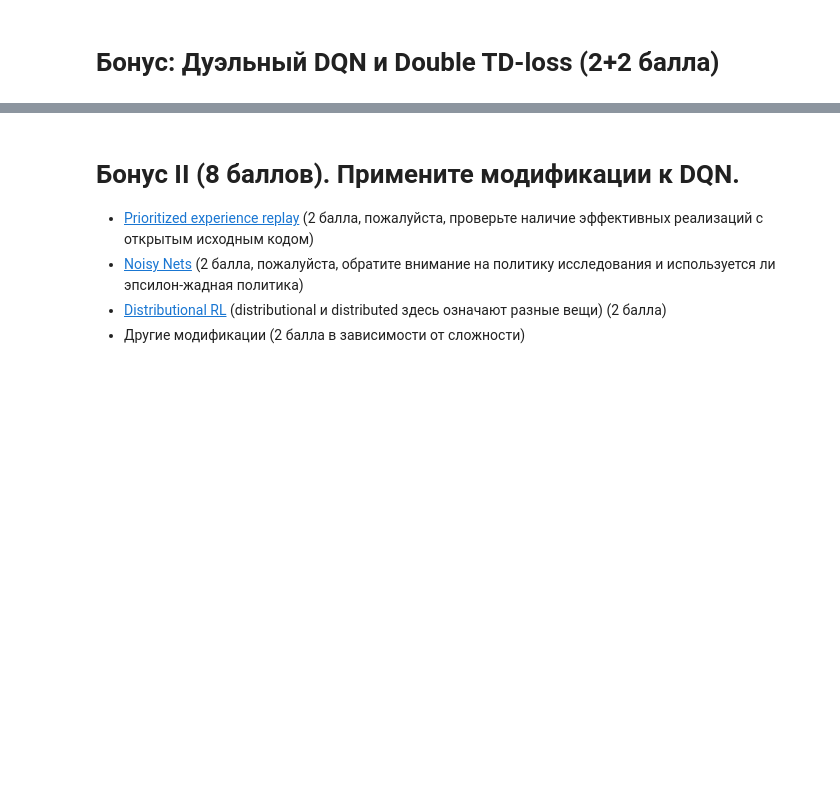
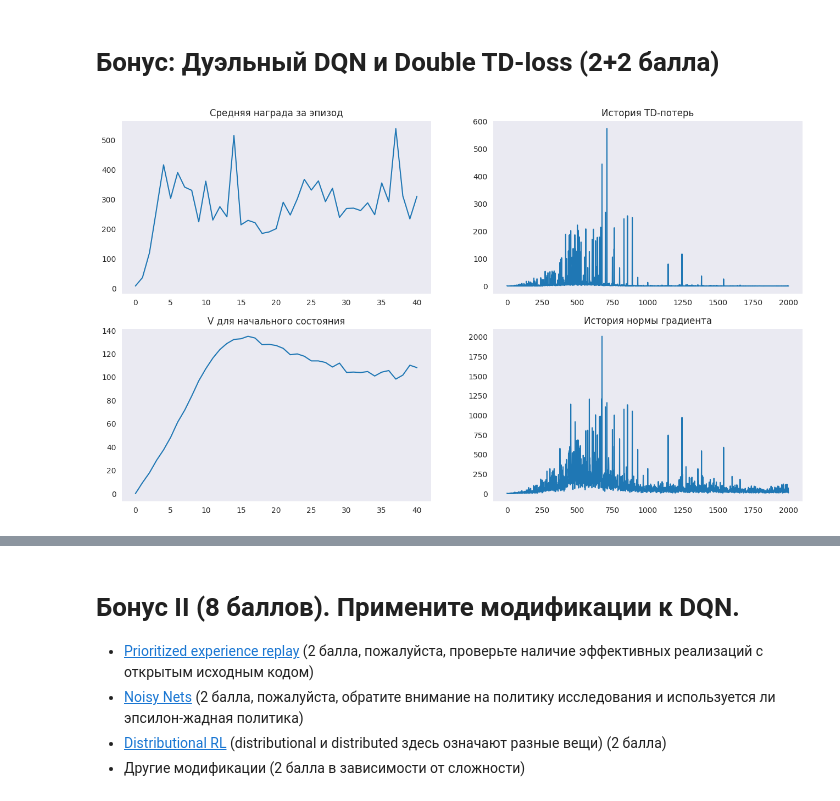
Before and after one commit to DimAce74/miphi, a Jupyter notebook: sem-3/rl/HW2_DQN_cartpole_base_[students].ipynb, the cells around one changed output, grey strips where cells are left out. Drawn from its saved outputs; the diff is of its cells as text; code cells hidden in the pictures; blank space fills up the shorter version.

```diff
--- a/sem-3/rl/HW2_DQN_cartpole_base_[students].ipynb
+++ b/sem-3/rl/HW2_DQN_cartpole_base_[students].ipynb
@@ -676,7 +733,10 @@ class DuelingDQN(nn.Module):
         ### ВАШ КОД
         # feature_extractor: линейный -> ReLU -> линейный -> ReLU
         self.feature_extractor = nn.Sequential(
-            ...
+            nn.Linear(state_dim, 256),
+            nn.ReLU(),
+            nn.Linear(256, 192),
+            nn.ReLU()
         )
         ###ВАШ КОД ЗАКОНЧИЛСЯ
         self.dueling_head = DuelingDQNHead(192, n_actions)
@@ -695,7 +755,7 @@ class DuelingDQNAgent(nn.Module):
         assert len(state_shape) == 1
         ### ВАШ КОД
         # Используйте DuelingDQN как q_network
-        self.q_network =...
+        self.q_network = DuelingDQN(state_shape, n_actions)
         ###ВАШ КОД ЗАКОНЧИЛСЯ
 
     def forward(self, state_t):
@@ -733,8 +793,14 @@ class DuelingDQNAgent(nn.Module):
         batch_size, n_actions = qvalues.shape
 
         ### ВАШ КОД
-        ...
-        return ...
+        random_numbers = np.random.rand(batch_size)
+        should_explore = random_numbers < epsilon  # булев массив
+
+        random_actions = np.random.randint(0, n_actions, size=batch_size)
+        best_actions = qvalues.argmax(axis=-1)
+
+        actions = np.where(should_explore, random_actions, best_actions)
+        return actions
         ###ВАШ КОД ЗАКОНЧИЛСЯ
 # %%
 def compute_td_loss_double(
@@ -759,9 +825,9 @@ def compute_td_loss_double(
 ###ВАШ КОД ЗАКОНЧИЛСЯ
 
 ### ВАШ КОД (UPD)
-    predicted_next_qvalues_agent = ... #позволяет градиентам распространяться через ошибку выбора действия
     with torch.no_grad():
-        predicted_next_qvalues_target = ...  #предотвращаеv градиенты от распространения через target_network
+        predicted_next_qvalues_agent = agent(next_states) #позволяет градиентам распространяться через ошибку выбора действия
+        predicted_next_qvalues_target = target_network(next_states)  #предотвращаем градиенты от распространения через target_network
 ###ВАШ КОД ЗАКОНЧИЛСЯ
 
     # выбираем q-значения для выбранных действий
@@ -771,7 +837,10 @@ def compute_td_loss_double(
 
     # вычисляем V*(next_states) используя предсказанные q-значения следующих состояний
 ### ВАШ КОД
-    next_state_values = ...
+    next_state_values = predicted_next_qvalues_target[
+        range(len(actions)),
+        predicted_next_qvalues_agent.argmax(dim=1)
+    ]  # Double DQN: используем argmax от агента, но значения от target
 ###ВАШ КОД ЗАКОНЧИЛСЯ
 
     if check_shapes:
@@ -784,11 +853,12 @@ def compute_td_loss_double(
     # вычисляем "целевые q-значения" для ошибки - это то, что в квадратных скобках в формуле выше.
     # в последнем состоянии используем упрощенную формулу: Q(s,a) = r(s,a), так как s' не существует
 ### ВАШ КОД
-    target_qvalues_for_actions = ...
+    is_not_done = 1 - is_done.float()
+    target_qvalues_for_actions = rewards + gamma * next_state_values * is_not_done
 ###ВАШ КОД ЗАКОНЧИЛСЯ
 
     # среднеквадратичная ошибка для минимизации
-    loss = torch.mean((predicted_qvalues_for_actions - target_qvalues_for_actions) ** 2)
+    loss = torch.mean((predicted_qvalues_for_actions - target_qvalues_for_actions.detach()) ** 2)
 
     if check_shapes:
         assert (
@@ -848,11 +918,18 @@ with trange(step, total_steps + 1) as progress_bar:
 
         # обучаемся
         ### ВАШ КОД: возьмите сэмпл размера batch_size из буфера опыта
-        obs_batch, act_batch, reward_batch, next_obs_batch, is_done_batch = ...
+        obs_batch, act_batch, reward_batch, next_obs_batch, is_done_batch = exp_replay.sample(batch_size)
         ###ВАШ КОД ЗАКОНЧИЛСЯ
 
         ### ВАШ КОД: вычислите TD-потери
-        loss = ...
+            # Convert numpy arrays to tensors if needed
+        states = torch.tensor(obs_batch, device=device, dtype=torch.float32) if not isinstance(obs_batch, torch.Tensor) else obs_batch
+        actions = torch.tensor(act_batch, device=device, dtype=torch.int64) if not isinstance(act_batch, torch.Tensor) else act_batch
+        rewards = torch.tensor(reward_batch, device=device, dtype=torch.float32) if not isinstance(reward_batch, torch.Tensor) else reward_batch
+        next_states = torch.tensor(next_obs_batch, device=device, dtype=torch.float32) if not isinstance(next_obs_batch, torch.Tensor) else next_obs_batch
+        is_done = torch.tensor(is_done_batch, device=device, dtype=torch.bool) if not isinstance(is_done_batch, torch.Tensor) else is_done_batch
+
+        loss = compute_td_loss_double(states, actions, rewards, next_states, is_done, agent, target_network)
         ###ВАШ КОД ЗАКОНЧИЛСЯ
 
         loss.backward()
@@ -867,7 +944,7 @@ with trange(step, total_steps + 1) as progress_bar:
         if step % refresh_target_network_freq == 0:
             # Загрузите веса агента в целевую сеть
             ### ВАШ КОД
-            ...
+            target_network.load_state_dict(agent.state_dict())
             ###ВАШ КОД ЗАКОНЧИЛСЯ
 
         if step % eval_freq == 0:
@@ -880,33 +957,35 @@ with trange(step, total_steps + 1) as progress_bar:
             initial_state_v_history.append(np.max(initial_state_q_values))
 
             clear_output(True)
             print("размер буфера = %i, epsilon = %.5f" %
                 (len(exp_replay), agent.epsilon))
 
             plt.figure(figsize=[16, 9])
 
             plt.subplot(2, 2, 1)
             plt.title("Средняя награда за эпизод")
             plt.plot(mean_rw_history)
             plt.grid()
 
             assert not np.isnan(td_loss_history[-1])
             plt.subplot(2, 2, 2)
             plt.title("История TD-потерь")
             plt.plot(td_loss_history)
             plt.grid()
 
             plt.subplot(2, 2, 3)
             plt.title("V для начального состояния")
             plt.plot(initial_state_v_history)
             plt.grid()
 
             plt.subplot(2, 2, 4)
             plt.title("История нормы градиента")
             plt.plot(grad_norm_history)
             plt.grid()
 
             plt.show()
+# %% [output]
+[figure, added]
 # %%
 final_score = evaluate(
   make_env(),
```
Also changed, not shown: parts of 19 cells of this notebook, 1 other file.
